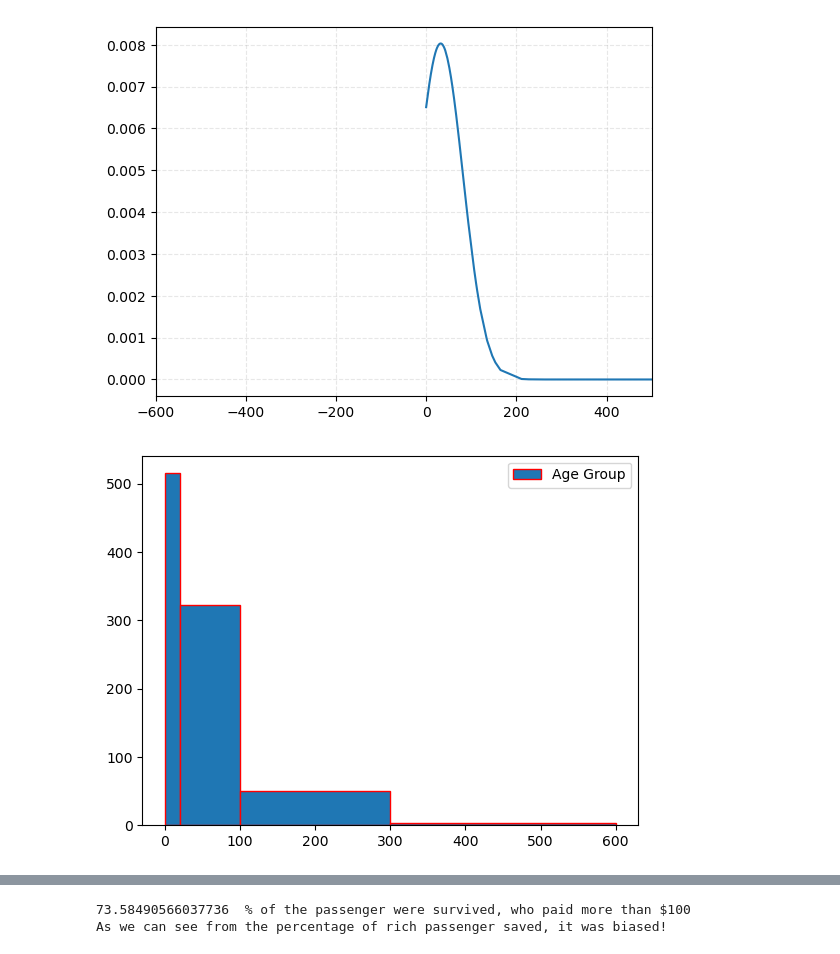
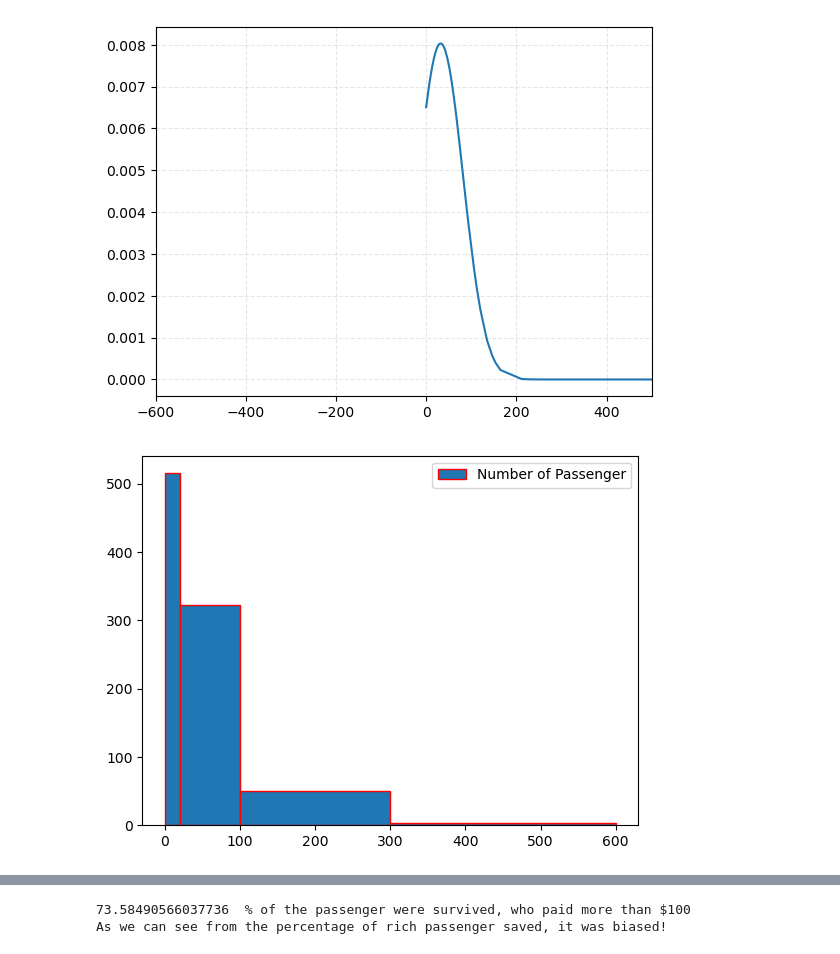
Before and after one commit to Rohan-Sharma03/AI-ML, a Jupyter notebook: Machine Learning/29 Sept 2022 Lab 1 Exploratory Analysis of Titanic Dataset.ipynb, the cells around one changed output, grey strips where cells are left out. Drawn from its saved outputs; the diff is of its cells as text; code cells hidden in the pictures.

```diff
--- a/Machine Learning/29 Sept 2022 Lab 1 Exploratory Analysis of Titanic Dataset.ipynb
+++ b/Machine Learning/29 Sept 2022 Lab 1 Exploratory Analysis of Titanic Dataset.ipynb
@@ -197,14 +209,14 @@ plt.show()
 # %%
 train['Fare'].mean()
 fare=train['Fare']
-plt.hist(fare,bins=[0,20,100,300,600],edgecolor="red",label='Age Group')
+plt.hist(fare,bins=[0,20,100,300,600],edgecolor="red",label='Number of Passenger')
 plt.legend()
-plt.xlabel="Age Group"
+plt.xlabel="Fare "
 plt.ylabel="Number of Passengar"
 plt.savefig("Q2a.png")
 plt.show()
 # %% [output]
-[figure, old version]
+[figure, new version]
 # %%
 pd = train.query("Survived == 0")
 pd=pd[['Fare','Survived']].copy()
```
Also changed, not shown: parts of 33 cells of this notebook.
